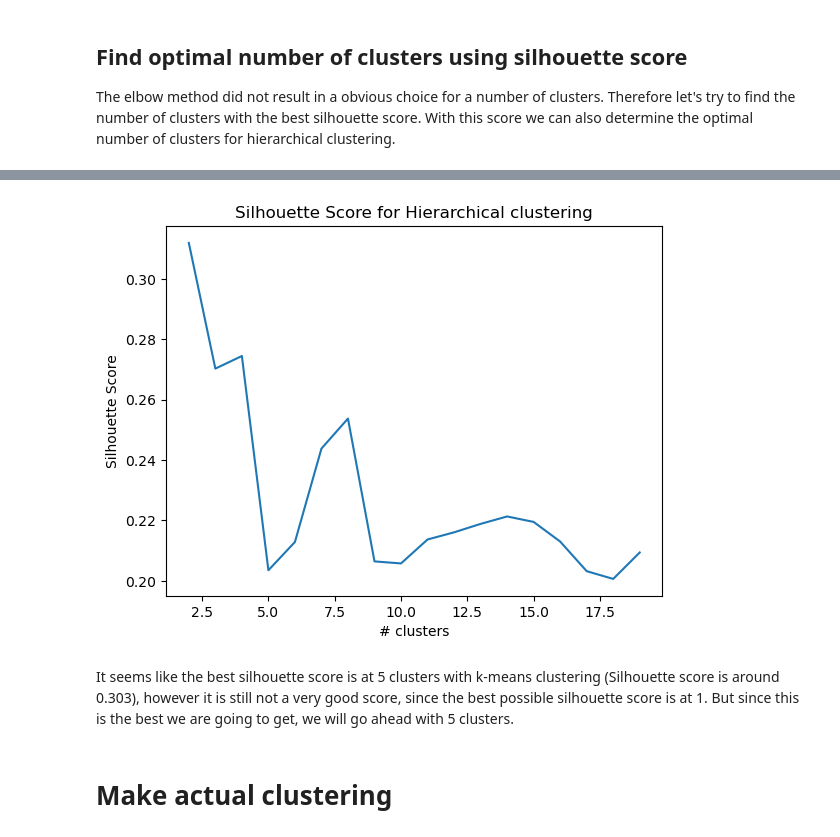
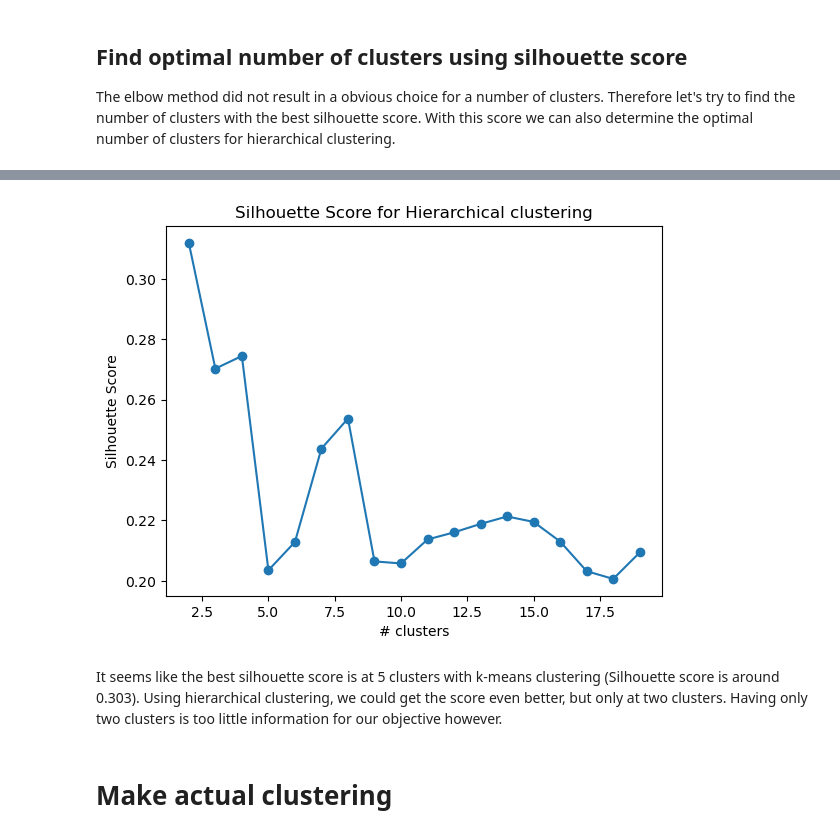
Before and after one commit to JuHeinz/OMMI_DataScience, a Jupyter notebook: Homework 10/Homework10.ipynb, the cells around one changed output, grey strips where cells are left out. Cells and saved outputs as stored; diff of their text form; code cells hidden in the pictures.

```diff
--- a/Homework 10/Homework10.ipynb
+++ b/Homework 10/Homework10.ipynb
@@ -156,11 +156,9 @@ plt.show()
 # %%
 # Plot silhouette scores for hierarchical clustering
-plt.plot(K, hc_silhouette_scores)
+plt.plot(K, hc_silhouette_scores, marker='o')
 plt.title("Silhouette Score for Hierarchical clustering")
 plt.xlabel('# clusters')
 plt.ylabel('Silhouette Score')
 plt.show()
 # %% [output]
-[figure, old version]
+[figure, new version]
-# %% [markdown]
-It seems like the best silhouette score is at 5 clusters with k-means clustering (Silhouette score is around 0.303), however it is still not a very good score, since the best possible silhouette score is at 1. But since this is the best we are going to get, we will go ahead with 5 clusters.
@@ -170,3 +165,5 @@ k = 5
+# %% [markdown]
+It seems like the best silhouette score is at 5 clusters with k-means clustering (Silhouette score is around 0.303). Using hierarchical clustering, we could get the score even better, but only at two clusters. Having only two clusters is too little information for our objective however.
 # %% [markdown]
 # Make actual clustering
 # %% [markdown]
```
Also changed, not shown: parts of 16 cells of this notebook, 1 other file.
